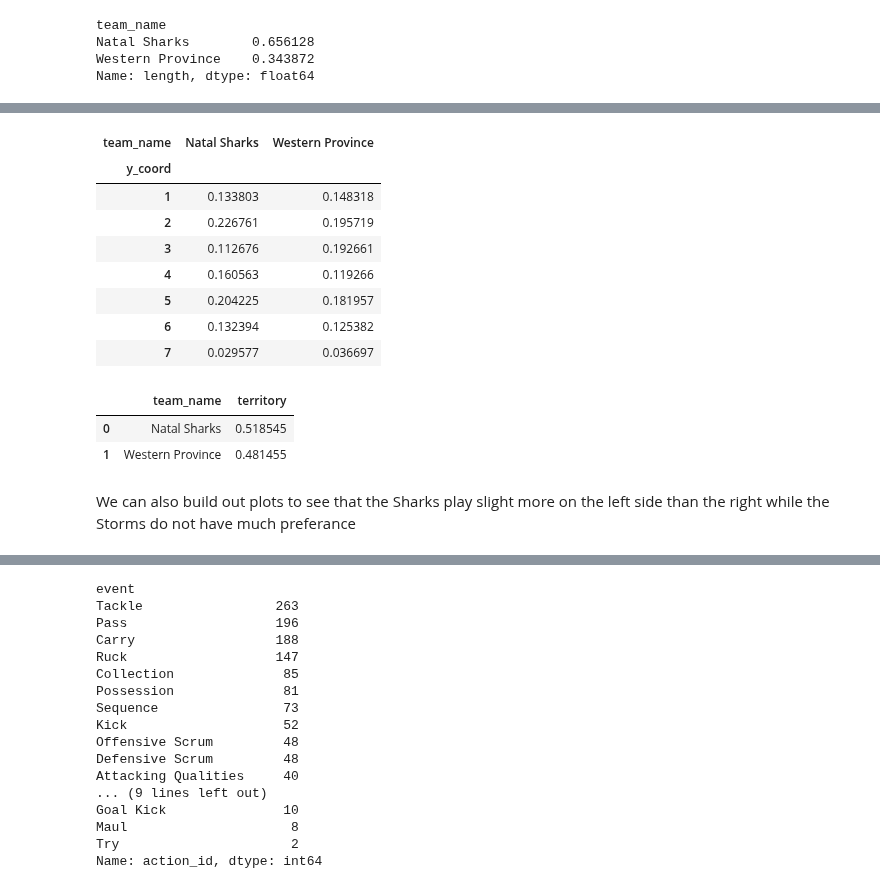
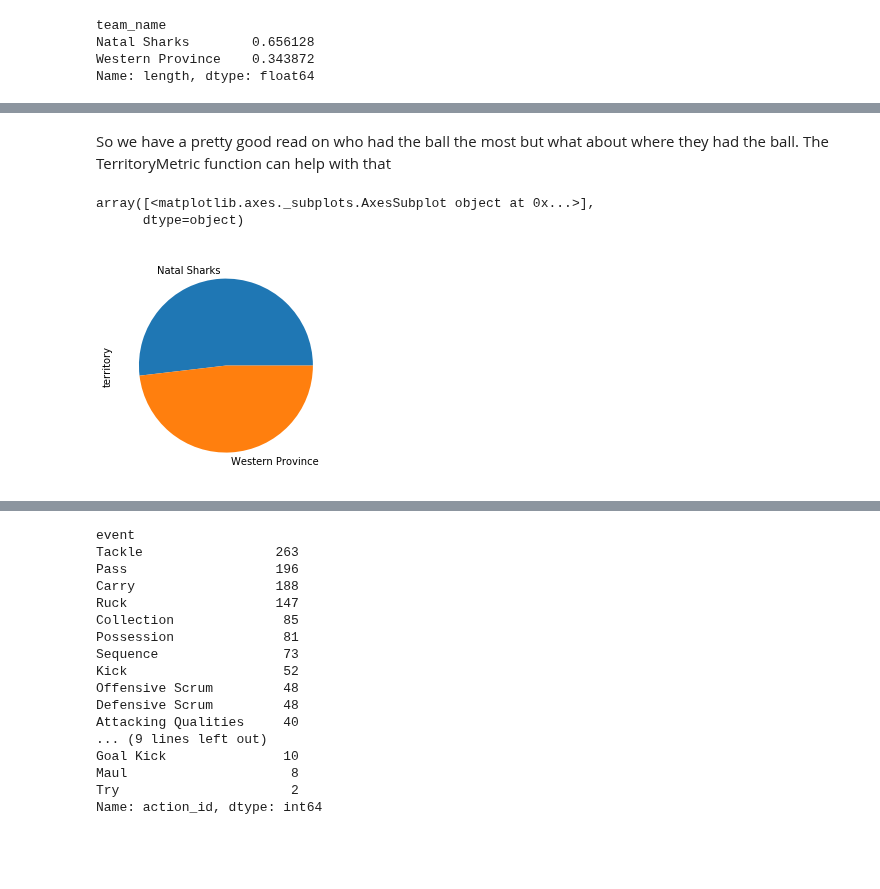
Before and after one commit to jlondal/pyrugga, a Jupyter notebook: jupyter/tuts/Getting Started.ipynb, the cells around one changed output, grey strips where cells are left out. Saved outputs shown, nothing was run; the diff lists cells and outputs as text; code cells hidden in the pictures; blank space fills up the shorter version.

```diff
--- a/jupyter/tuts/Getting Started.ipynb
+++ b/jupyter/tuts/Getting Started.ipynb
@@ -193,21 +185,8 @@ df.getTerritoryX(perc=True)
-# %%
-# Territory in the width of the pitch
-df.getTerritoryY(perc=True)
-# %% [output]
-| team_name | Natal Sharks | Western Province |
-| y_coord |  |  |
-| 1 | 0.133803 | 0.148318 |
-| 2 | 0.226761 | 0.195719 |
-| 3 | 0.112676 | 0.192661 |
-| 4 | 0.160563 | 0.119266 |
-| 5 | 0.204225 | 0.181957 |
-| 6 | 0.132394 | 0.125382 |
-| 7 | 0.029577 | 0.036697 |
-# %%
-df.getTerritoryMetric()
-# %% [output]
-|  | team_name | territory |
-| 0 | Natal Sharks | 0.518545 |
-| 1 | Western Province | 0.481455 |
-# %% [markdown]
-We can also build out plots to see that the Sharks play slight more on the left side than the right while the Storms do not have much preferance
+# %% [markdown]
+So we have a pretty good read on who had the ball the most but what about where they had the ball. The TerritoryMetric function can help with that
+# %%
+df.getTerritoryMetric().set_index('team_name').plot(kind='pie',subplots=True,legend=False)
+# %% [output]
+array([<matplotlib.axes._subplots.AxesSubplot object at 0x...>],
+      dtype=object)
+[figure, added]
```
Also changed, not shown: parts of 34 cells of this notebook, 9 other files.
